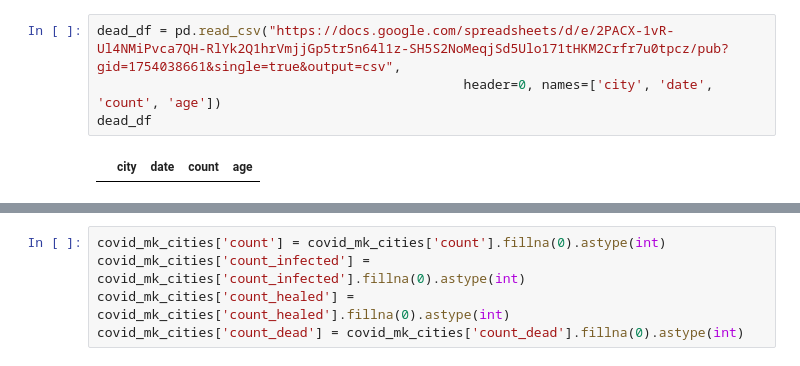
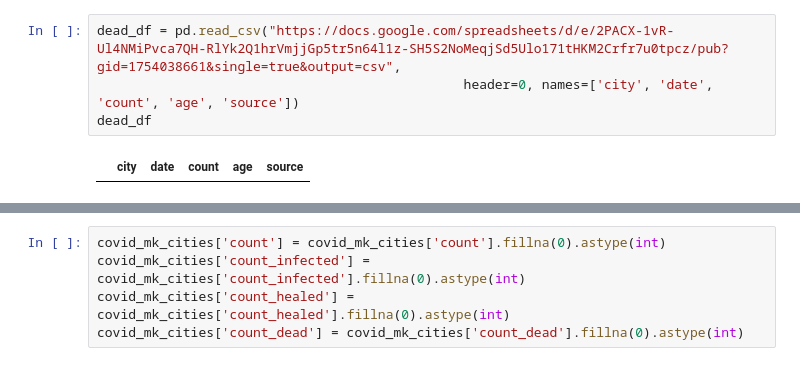
Before and after one commit to VikiPeeva/coronavirus-macedonia-tryouts, a Jupyter notebook: maps/mk_city_layer.ipynb, the cells around one changed output, grey strips where cells are left out. Drawn from its saved outputs; the diff is of its cells as text.

```diff
--- a/maps/mk_city_layer.ipynb
+++ b/maps/mk_city_layer.ipynb
@@ -35,9 +49,9 @@ healed_df
 # %%
 dead_df = pd.read_csv("https://docs.google.com/spreadsheets/d/e/2PACX-1vR-Ul4NMiPvca7QH-RlYk2Q1hrVmjjGp5tr5n64l1z-SH5S2NoMeqjSd5Ulo171tHKM2Crfr7u0tpcz/pub?gid=1754038661&single=true&output=csv",
-                                               header=0, names=['city', 'date', 'count', 'age'])
+                                               header=0, names=['city', 'date', 'count', 'age', 'source'])
 dead_df
 # %% [output]
-|  | city | date | count | age |
+|  | city | date | count | age | source |
 # %%
 infected_by_city = infected_df[['city', 'count']].copy().groupby('city').sum()
 healded_by_city = healed_df[['city', 'count']].copy().groupby('city').sum()
```
Also changed, not shown: parts of 19 cells of this notebook, 4 other files.
